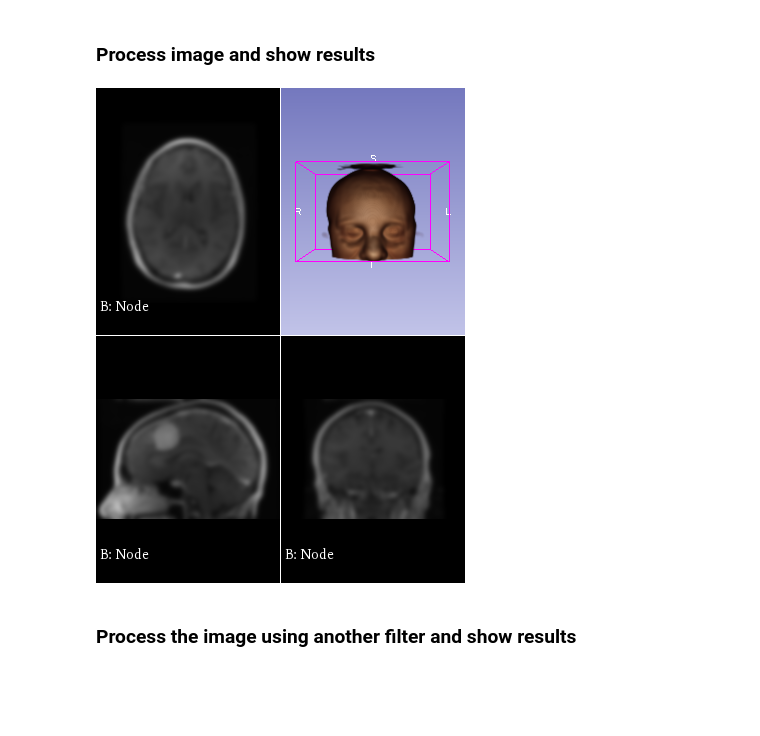
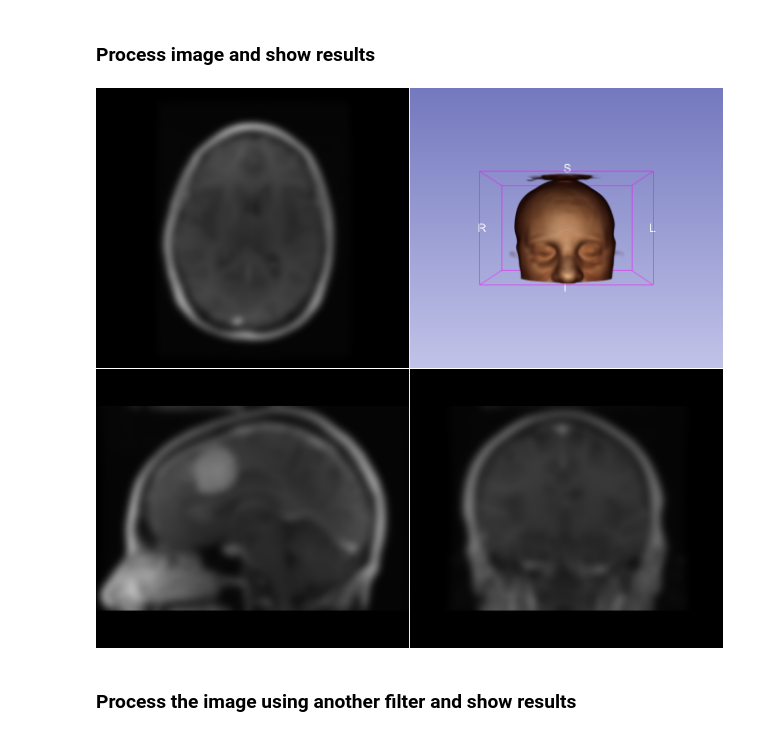
Before and after one commit to Slicer/SlicerNotebooks, a Jupyter notebook: 02_Image_Processing_using_SimpleITK.ipynb, the cells around one changed output. Saved outputs shown, nothing was run; the diff lists cells and outputs as text; code cells hidden in the pictures; blank space fills up the shorter version.

```diff
--- a/02_Image_Processing_using_SimpleITK.ipynb
+++ b/02_Image_Processing_using_SimpleITK.ipynb
@@ -39,12 +41,12 @@ slicer.nb.displayViews()
 # %%
 blurFilter = sitk.SmoothingRecursiveGaussianImageFilter()
 blurFilter.SetSigma(3.0)
 blurredImage = blurFilter.Execute(image)
 
 su.PushVolumeToSlicer(blurredImage, targetNode=volumeNode)
-slicer.nb.displayViews()
+slicernb.displayViews()
 # %% [output]
-[figure, old version]
+[figure, new version]
 # %% [markdown]
 ### Process the image using another filter and show results
 # %%
```
Also changed, not shown: parts of 3 cells of this notebook, 8 other files.
